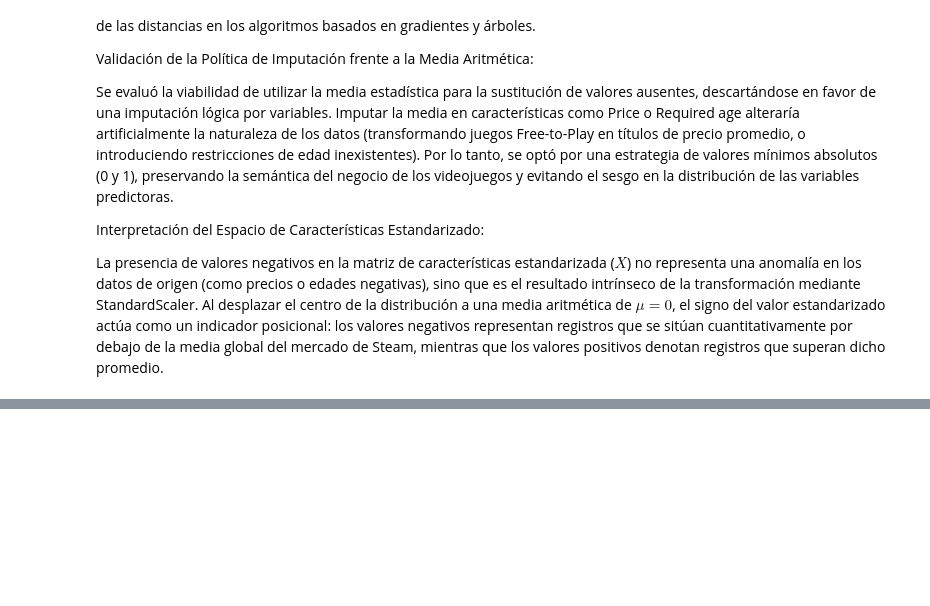
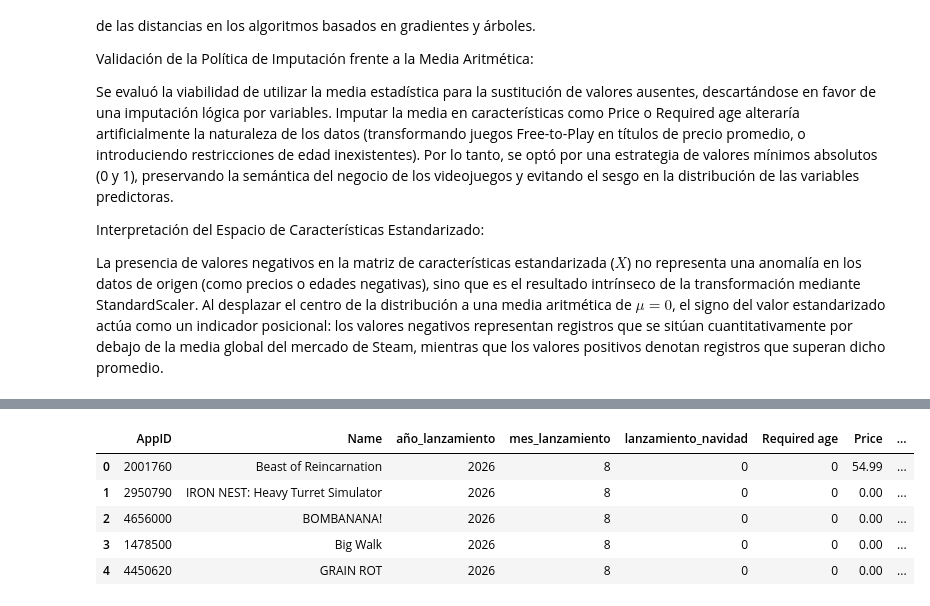
Before and after one commit to kevinmc37/Steam-Success-Predictor, a Jupyter notebook: 01_data_cleaning_and_features.ipynb, the cells around one changed output, grey strips where cells are left out. Cells and saved outputs as stored; diff of their text form; code cells hidden in the pictures; blank space fills up the shorter version.

Commit message:
Añadida llamada a la API de Steam para dataset de próximos lanzamientos y arregladas algunas partes de código

```diff
--- a/01_data_cleaning_and_features.ipynb
+++ b/01_data_cleaning_and_features.ipynb
@@ -1001,0 +1191,69 @@ X.describe()
+# %%
+games_list = []
+print("Extrayendo y procesando características desde Steam...")
+for idx, app_id in enumerate(app_ids):
+    if len(games_list) >= target_games:
+        break # Alcanzamos el objetivo de juegos
+    detail_url = f"https://store.steampowered.com/api/appdetails?appids={app_id}&l=english"
+    try: # Petición individual juego a juego con User-Agent
+        response = requests.get(detail_url, headers = headers, timeout = 10)
+        if response.status_code == 429: # Manejo de Rate Limit
+            time.sleep(10)
+            continue
+        res = response.json()
+        app_str = str(app_id)
+        if res and app_str in res and res[app_str].get('success', False):
+            data = res[app_str]['data']
+            if data.get('type') != 'game': # Ignorar si es un DLC o Demo, solo queremos juegos base
+                continue
+            raw_date = data.get('release_date', {}).get('date', '').strip()
+            parsed_date = pd.to_datetime(raw_date, errors='coerce') # Intentar parsear fecha estándar
+            if pd.notna(parsed_date):
+                year = int(parsed_date.year)
+                month = int(parsed_date.month)
+            else: # Si viene con formato "Coming soon", "Q4 2027", etc., extraemos el año con Regex
+                years_found = re.findall(r'20\d{2}', raw_date)
+                if years_found:
+                    extracted_year = int(years_found[0]) # Si detecta 2026 (sin mes parseable) o años desorbitados (> 2030), lo pasamos a 2027
+                    if extracted_year <= 2026 or extracted_year > 2030:
+                        year = 2027
+                    else:
+                        year = extracted_year
+                else: # Si no hay año en el texto ("Coming soon", "TBA"), asignamos 2027
+                    year = 2027
+                month = 1
+            if (year == 2026 and month <= 7) or (year < 2026): # Omitir juegos de este año anteriores a julio y años pasados
+                continue
+            raw_languages = data.get('supported_languages', '') # Extraer idiomas (limpieza básica de etiquetas HTML)
+            clean_languages = raw_languages.split('<br>')[0] if '<br>' in raw_languages else raw_languages
+            languages_list = [lang.strip() for lang in clean_languages.split(',') if lang.strip()]
+            num_generos = len(data.get('genres', [])) # Extraemos número de géneros
+            price_info = data.get('price_overview') # Precio (Steam da los precios en céntimos; si no tiene o es F2P, marcamos 0.0)
+            price = (price_info['final'] / 100.0) if price_info else 0.0
+            game_entry = {
+                'AppID': app_id,
+                'Name': data.get('name'),
+                'año_lanzamiento': year,
+                'mes_lanzamiento': month,
+                'lanzamiento_navidad': 1 if month in [11, 12] else 0,
+                'Required age': data.get('required_age', 0),
+                'Price': price,
+                'Windows': data.get('platforms', {}).get('windows', False),
+                'Mac': data.get('platforms', {}).get('mac', False),
+                'Linux': data.get('platforms', {}).get('linux', False),
+                'Developers': ", ".join(data.get('developers', [])),
+                'Publishers': ", ".join(data.get('publishers', [])),
+                'num_generos': num_generos,
+                'num_idiomas': len(languages_list)
+            }
+            games_list.append(game_entry)
+            if len(games_list) % 10 == 0:
+                print(f"Juegos acumulados válidos: {len(games_list)} / {len(app_ids)}")
+            time.sleep(1.5) # Pausa por juego para no saturar la API
+    except Exception as e:
+        time.sleep(1) # Pausa por juego para no saturar la API
+
+df_proximos = pd.DataFrame(games_list)
+print(f"Dataset creado con {len(df_proximos)} juegos.")
+df_proximos.head()
+# %% [output]
@@ -1001,0 +1277,6 @@ X.describe()
+|  | AppID | Name | año_lanzamiento | mes_lanzamiento | lanzamiento_navidad | Required age | Price | ... |
+| 0 | 2001760 | Beast of Reincarnation | 2026 | 8 | 0 | 0 | 54.99 | ... |
+| 1 | 2950790 | IRON NEST: Heavy Turret Simulator | 2026 | 8 | 0 | 0 | 0.00 | ... |
+| 2 | 4656000 | BOMBANANA! | 2026 | 8 | 0 | 0 | 0.00 | ... |
+| 3 | 1478500 | Big Walk | 2026 | 8 | 0 | 0 | 0.00 | ... |
+| 4 | 4450620 | GRAIN ROT | 2026 | 8 | 0 | 0 | 0.00 | ... |
```
Also changed, not shown: parts of 13 cells of this notebook.
